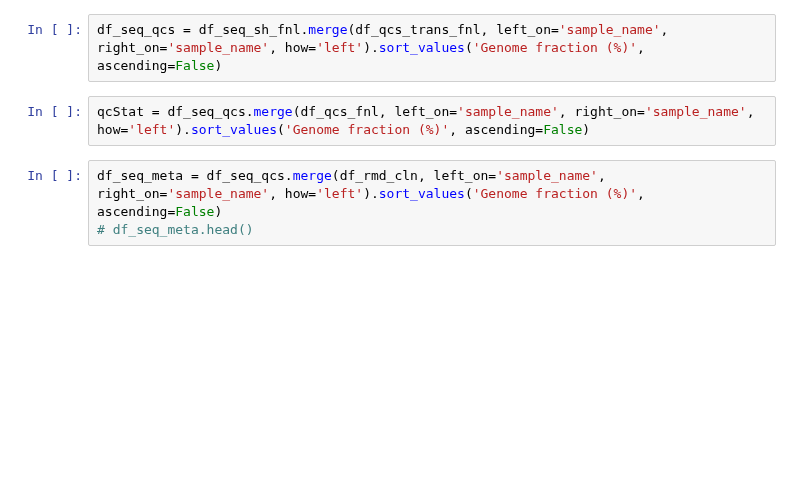
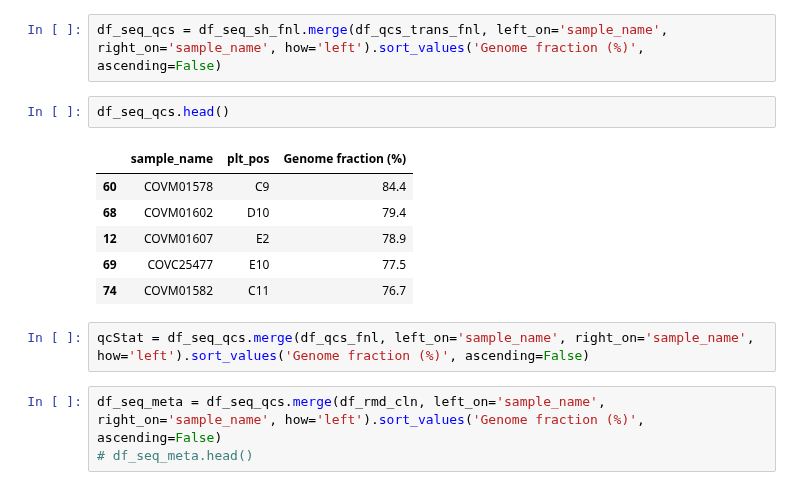
Before and after one commit to ousodaniel/SARS-CoV-2-Data-Workflows, a Jupyter notebook: aggregate-analysis-reports-nf-viralrecon.ipynb, the cells around one changed output. Saved outputs shown, nothing was run; the diff lists cells and outputs as text; blank space fills up the shorter version.

```diff
--- a/aggregate-analysis-reports-nf-viralrecon.ipynb
+++ b/aggregate-analysis-reports-nf-viralrecon.ipynb
@@ -178,5 +205,14 @@ df_qcs_fnl['Seq id'] = run_dir
 # %%
 df_seq_qcs = df_seq_sh_fnl.merge(df_qcs_trans_fnl, left_on='sample_name', right_on='sample_name', how='left').sort_values('Genome fraction (%)', ascending=False)
+# %%
+df_seq_qcs.head()
+# %% [output]
+|  | sample_name | plt_pos | Genome fraction (%) |
+| 60 | COVM01578 | C9 | 84.4 |
+| 68 | COVM01602 | D10 | 79.4 |
+| 12 | COVM01607 | E2 | 78.9 |
+| 69 | COVC25477 | E10 | 77.5 |
+| 74 | COVM01582 | C11 | 76.7 |
 # %%
 qcStat = df_seq_qcs.merge(df_qcs_fnl, left_on='sample_name', right_on='sample_name', how='left').sort_values('Genome fraction (%)', ascending=False)
 # %%
```
Also changed, not shown: parts of 14 cells of this notebook, 1 other file.
